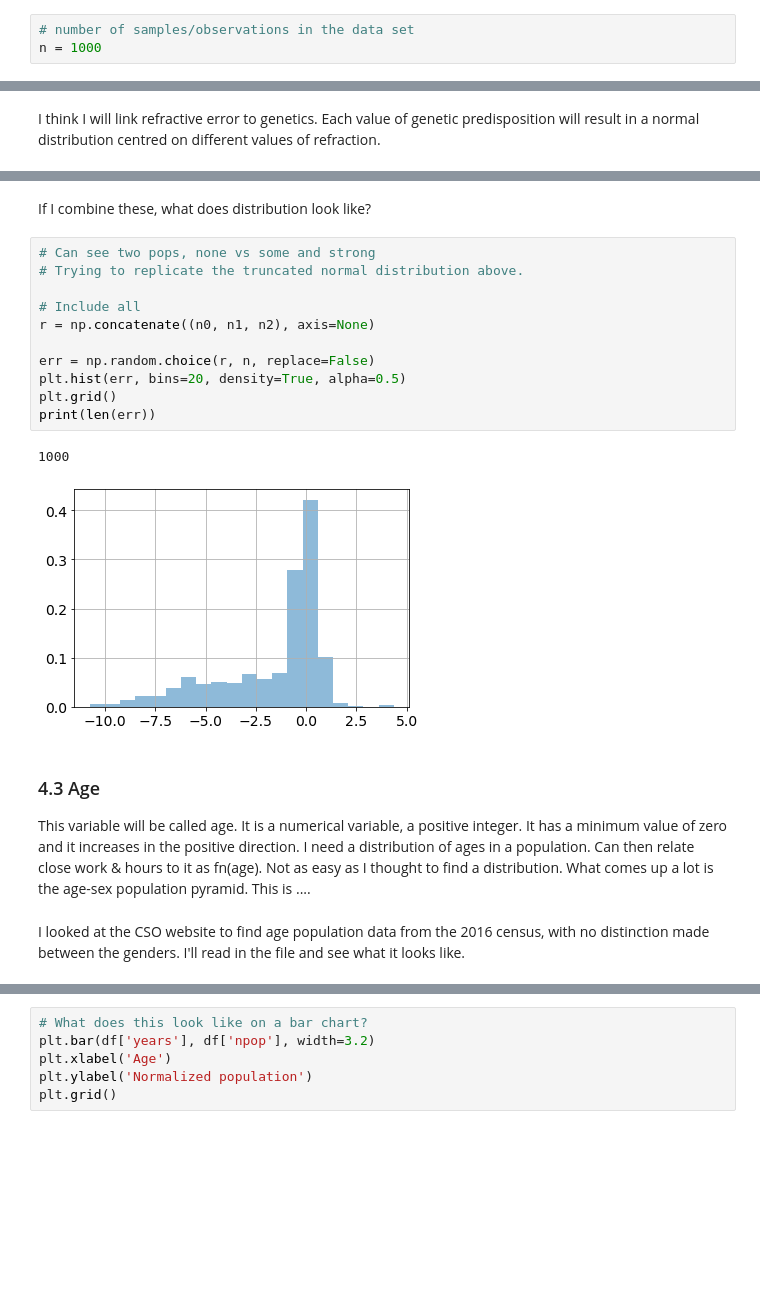
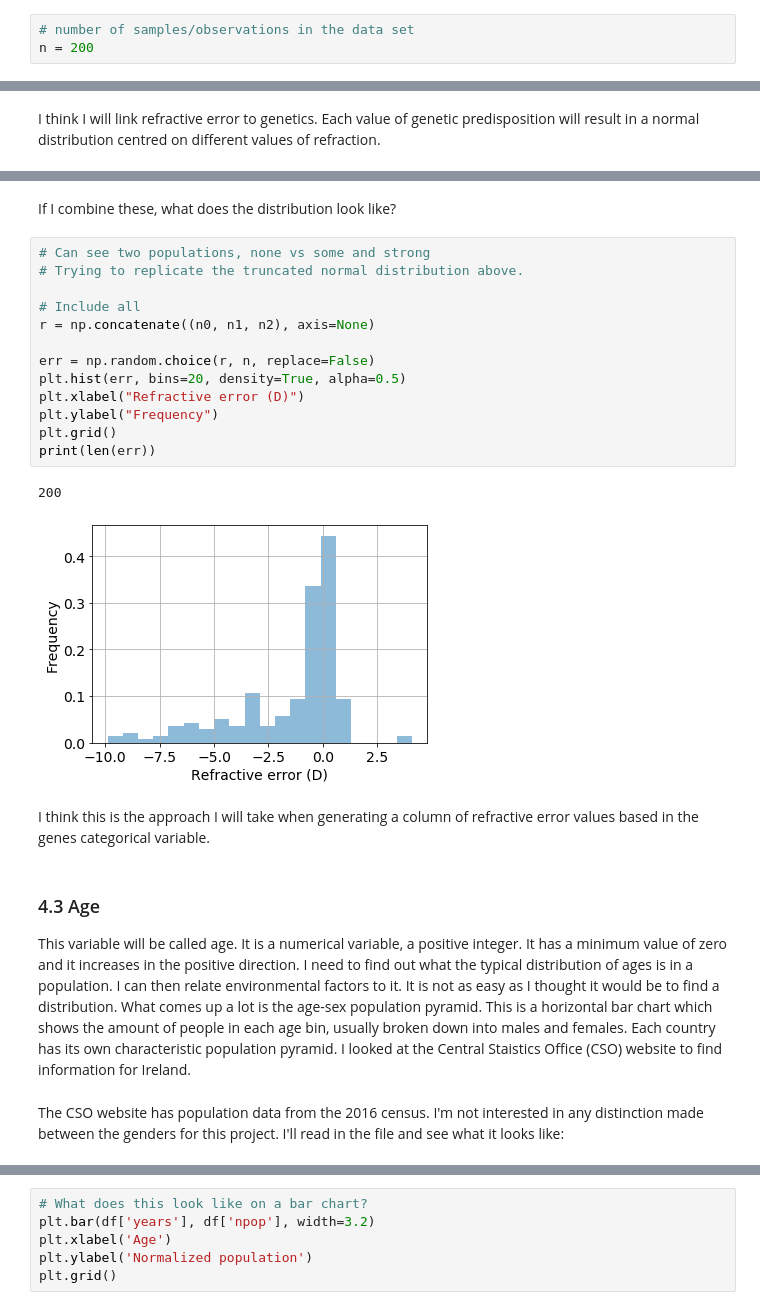
Before and after one commit to elizabethdaly/simulating-data, a Jupyter notebook: eyesight.ipynb, the cells around one changed output, grey strips where cells are left out. Cells and saved outputs as stored; diff of their text form; blank space fills up the shorter version.

Commit message:
Some work on generating vars

```diff
--- a/eyesight.ipynb
+++ b/eyesight.ipynb
@@ -106,7 +106,7 @@ It's interesting to note that her dad has myopia, as do all of his siblings. In
 ## 4. Investigation of variables
 # %%
 # number of samples/observations in the data set
-n = 1000
+n = 200
 # %% [markdown]
 ### 4.1 Genes
 # %% [markdown]
@@ -253,22 +258,26 @@ plt.grid()
 # %% [markdown]
-If I combine these, what does distribution look like?
+If I combine these, what does the distribution look like?
 # %%
-# Can see two pops, none vs some and strong
+# Can see two populations, none vs some and strong
 # Trying to replicate the truncated normal distribution above.
 
 # Include all
 r = np.concatenate((n0, n1, n2), axis=None)
 
 err = np.random.choice(r, n, replace=False)
 plt.hist(err, bins=20, density=True, alpha=0.5)
+plt.xlabel("Refractive error (D)")
+plt.ylabel("Frequency")
 plt.grid()
 print(len(err))
 # %% [output]
-1000
+200
-[figure, old version]
+[figure, new version]
+# %% [markdown]
+I think this is the approach I will take when generating a column of refractive error values based in the genes categorical variable.
 # %% [markdown]
 ### 4.3 Age
-This variable will be called age. It is a numerical variable, a positive integer. It has a minimum value of zero and it increases in the positive direction. I need a distribution of ages in a population. Can then relate close work & hours to it as fn(age). Not as easy as I thought to find a distribution. What comes up a lot is the age-sex population pyramid. This is ....
+This variable will be called age. It is a numerical variable, a positive integer. It has a minimum value of zero and it increases in the positive direction. I need to find out what the typical distribution of ages is in a population. I can then relate environmental factors to it. It is not as easy as I thought it would be to find a distribution. What comes up a lot is the age-sex population pyramid. This is a horizontal bar chart which shows the amount of people in each age bin, usually broken down into males and females. Each country has its own characteristic population pyramid. I looked at the Central Staistics Office (CSO) website to find information for Ireland.
 # %% [markdown]
-I looked at the CSO website to find age population data from the 2016 census, with no distinction made between the genders. I'll read in the file and see what it looks like.
+The CSO website has population data from the 2016 census. I'm not interested in any distinction made between the genders for this project. I'll read in the file and see what it looks like:
 # %%
```
Also changed, not shown: parts of 24 cells of this notebook, 1 other file.
